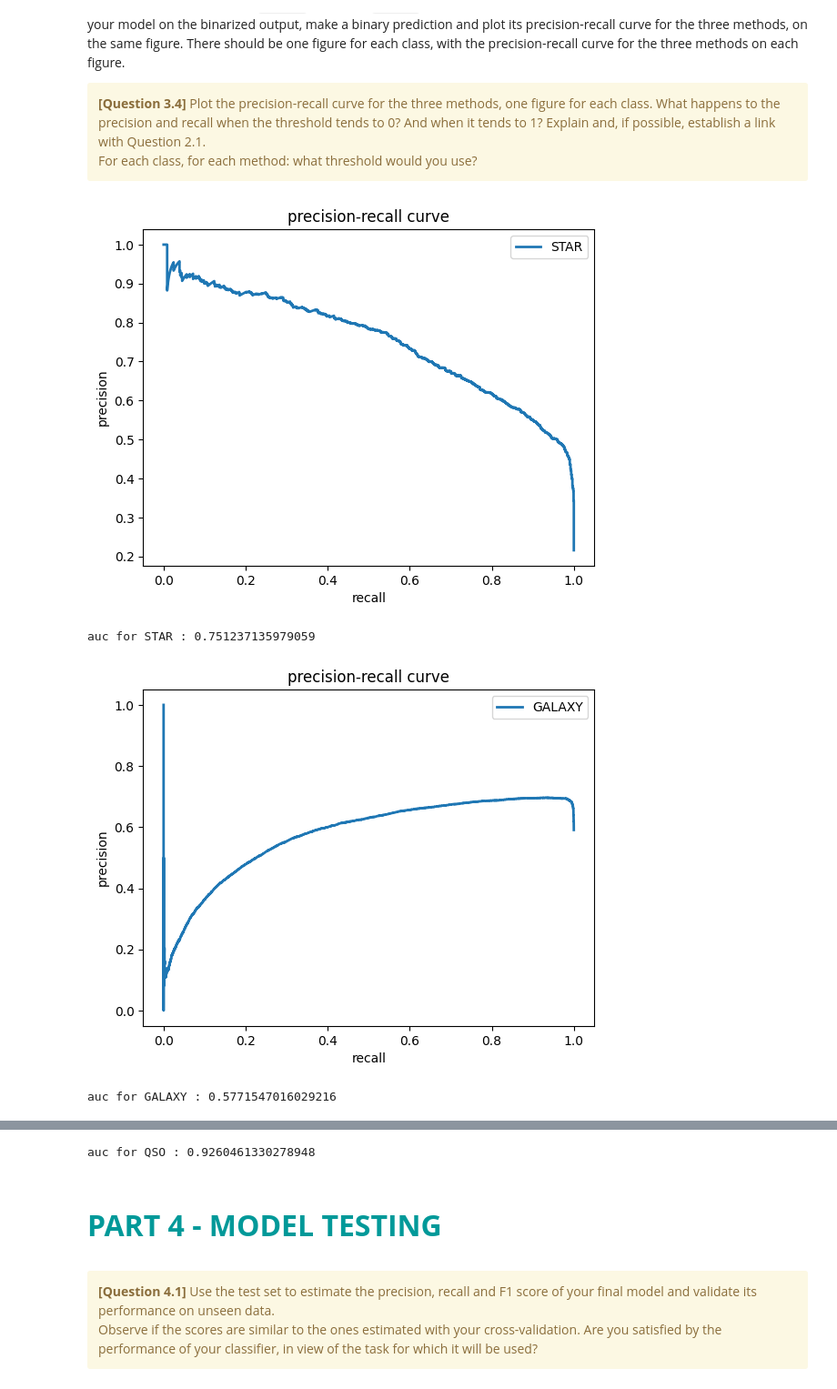
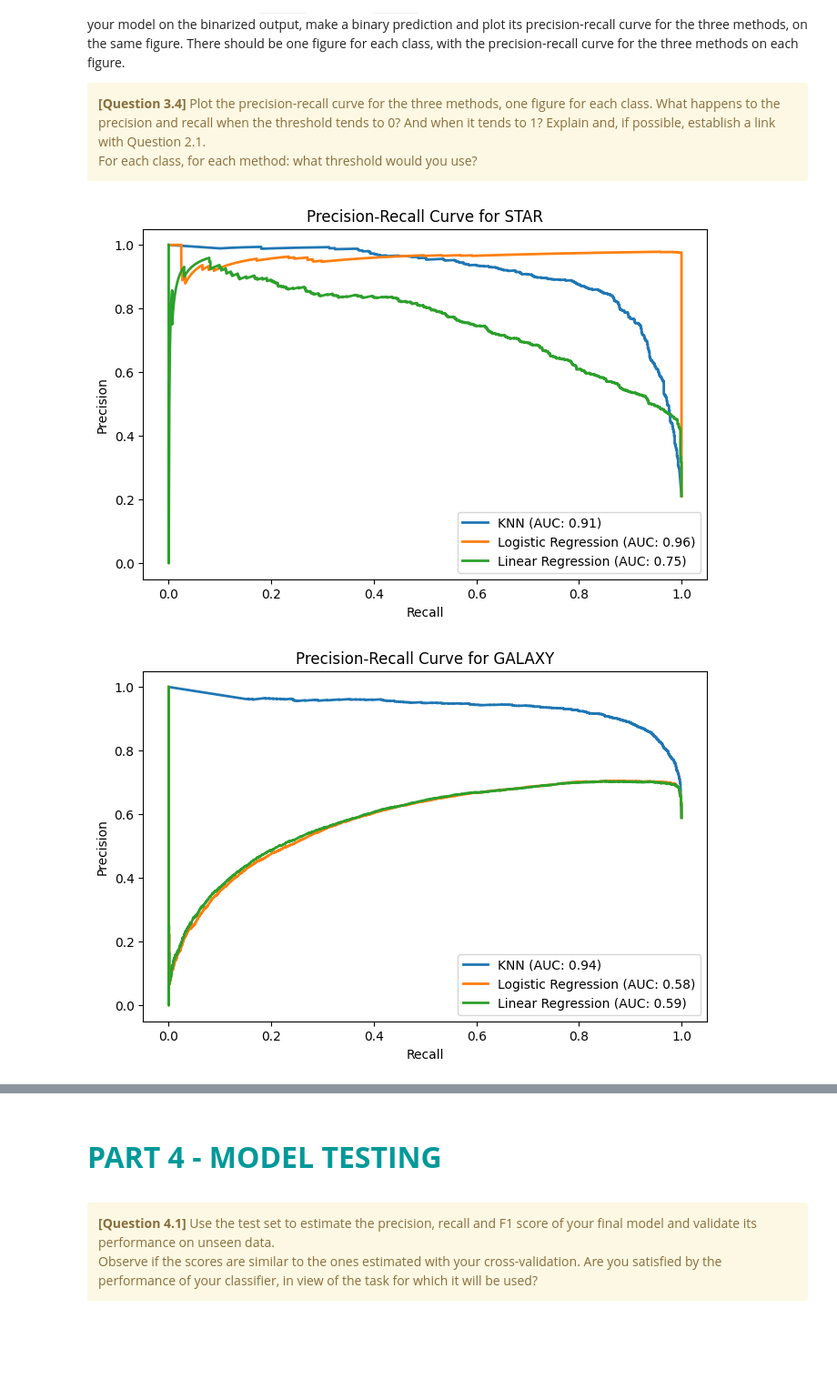
Before and after one commit to killianson/Hackathon-2, a Jupyter notebook: Hackathon02-Classification.ipynb, the cells around one changed output, grey strips where cells are left out. Shown at 91% size. Drawn from its saved outputs; the diff is of its cells as text; code cells hidden in the pictures; blank space fills up the shorter version.

Commit message:
update 3.4
ajout knn et logistic reg

```diff
--- a/Hackathon02-Classification.ipynb
+++ b/Hackathon02-Classification.ipynb
@@ -747,40 +747,53 @@ For each of the three classes: binarize the output, train your model on the bina
 # %%
 """
 TEST CELL N°10 : PRECISION-RECALL CURVES
 
 @pre: the three models (knn, linear and logistic regression) initialized with their tuned hyperparameters.
 @post: a figure with the precision-recall curves for the three given models and also for a simple baseline classifier,
         applied on a validation set containing 10% of the training set.
 ------------------------------------------------------------------------------------------------ """
 
-from sklearn.metrics import precision_recall_curve
-from sklearn.metrics import auc
+from sklearn.metrics import precision_recall_curve, auc
 from sklearn.model_selection import train_test_split
 from sklearn.preprocessing import label_binarize
+from sklearn.linear_model import LogisticRegression
+from sklearn.neighbors import KNeighborsClassifier
+from sklearn.linear_model import LinearRegression
+import matplotlib.pyplot as plt
 
+# Préparation des données
+X_train, X_val, y_train, y_val = train_test_split(X_train, y_train, test_size=0.10, random_state=42)
+y_train_bin = label_binarize(y_train, classes=[0, 1, 2])
+y_val_bin = label_binarize(y_val, classes=[0, 1, 2])
+n_classes = y_train_bin.shape[1]
 
-X_train, X_val, y_train, y_val = train_test_split(X_train, y_train, test_size=0.10, random_state=42)
-y_train = label_binarize(y_train, classes=[0, 1, 2])
-y_val = label_binarize(y_val, classes=[0, 1, 2])
-n_classes = y_train.shape[1]
-linreg.fit(X_train, y_train)
-y_score = linreg.predict(X_val)
-precision = dict()
-recall = dict()
+# Initialisation des modèles avec les hyperparamètres ajustés
+knn = KNeighborsClassifier(n_neighbors=25, weights='distance', p=1)  # meilleurs hyperparamètres trouvés
+logreg = LogisticRegression(C=1000)  # meilleur hyperparamètre trouvé
+linreg = LinearRegression()
 
+# Entraînement des modèles et calcul des scores
+models = [knn, logreg, linreg]
+model_names = ["KNN", "Logistic Regression", "Linear Regression"]
 classes_names = ["STAR", "GALAXY", "QSO"]
 
 for i in range(n_classes):
-        precision[i], recall[i], _ = precision_recall_curve(y_val[:, i], y_score[:, i])
-        plt.plot(recall[i], precision[i], lw=2, label=classes_names[i])
-        plt.xlabel("recall")
-        plt.ylabel("precision")
-        plt.legend(loc="best")
-        plt.title("precision-recall curve")
-        plt.show()
-        print(f"auc for {classes_names[i]} : {auc(recall[i], precision[i])}")
+    plt.figure(figsize=(8, 5))
+    for model, name in zip(models, model_names):
+        model.fit(X_train, y_train_bin[:, i])
+        if hasattr(model, "predict_proba"):
+            y_score = model.predict_proba(X_val)[:, 1]
+        else:  # Pour les modèles sans predict_proba (comme LinearRegression)
+            y_score = model.predict(X_val)
+
+        precision, recall, _ = precision_recall_curve(y_val_bin[:, i], y_score)
+        plt.plot(recall, precision, lw=2, label=f'{name} (AUC: {auc(recall, precision):.2f})')
+
+    plt.xlabel("Recall")
+    plt.ylabel("Precision")
+    plt.title(f"Precision-Recall Curve for {classes_names[i]}")
+    plt.legend(loc="best")
+    plt.show()
 # %% [output]
-[figure, old version]
+[figure, new version]
-auc for STAR : 0.751237135979059
-[figure, old version]
+[figure, new version]
-auc for GALAXY : 0.5771547016029216
@@ -788,4 +801,3 @@ auc for GALAXY : 0.5771547016029216
-auc for QSO : 0.9260461330278948
 # %% [markdown]
 <br>
 
```
Also changed, not shown: parts of 2 cells of this notebook.
